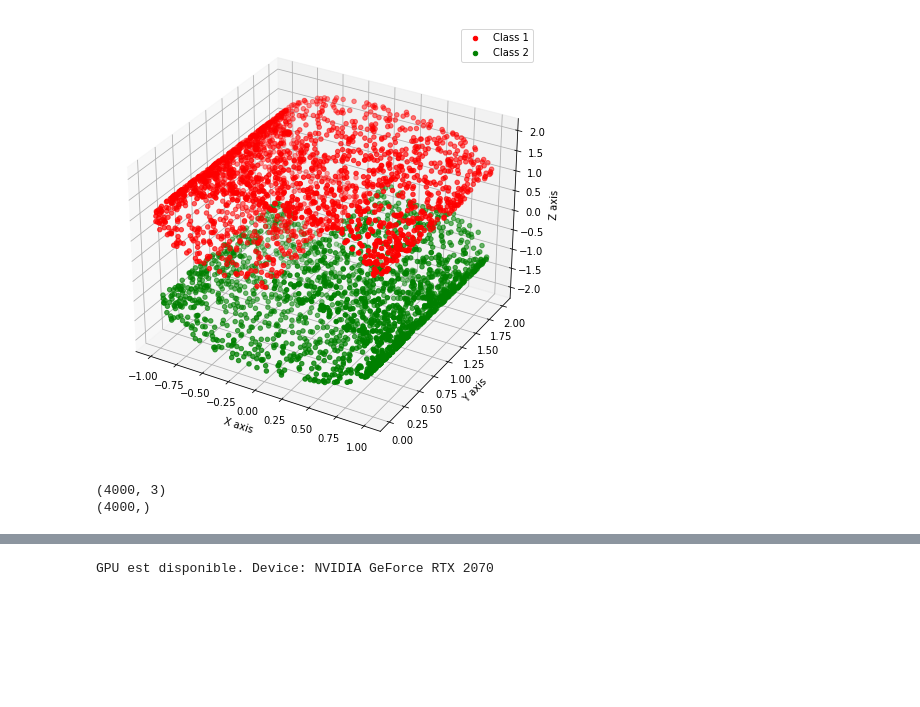
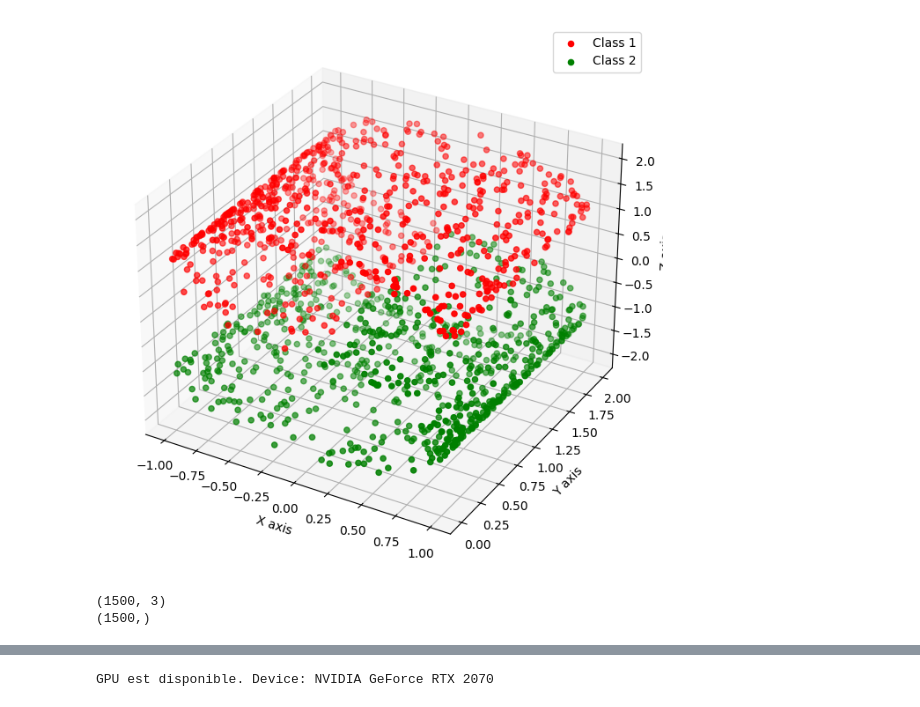
Before and after one commit to Clement-W/latent_space_oddity_MVA, a Jupyter notebook: experiments/simpler_dataset.ipynb, the cells around one changed output, grey strips where cells are left out. Drawn from its saved outputs; the diff is of its cells as text; code cells hidden in the pictures; blank space fills up the shorter version.

Commit message:
Add simpler_dataset

```diff
--- a/experiments/simpler_dataset.ipynb
+++ b/experiments/simpler_dataset.ipynb
@@ -137,38 +202,39 @@ print(y_data.shape)
 # %%
+# S curve dataset
 from sklearn import datasets, manifold
-n_samples = 4000
+n_samples = 1500
 S_points, _ = datasets.make_s_curve(n_samples, random_state=0)
 above_mask = S_points[:,2] < 0
 below_mask = S_points[:,2] >= 0
 class1 = S_points[below_mask]
 class2 = S_points[above_mask]
 
 # Plot the data
 fig = plt.figure(figsize=(8,8))
 ax = fig.add_subplot(111, projection='3d')
 ax.scatter(class1[:,0],class1[:,1],class1[:,2], color='r', label='Class 1')
 ax.scatter(class2[:,0],class2[:,1],class2[:,2], color='g', label='Class 2')
 # ax.scatter(x3, y3, z3, color='b', label='Class 3')
 
 ax.set_xlabel('X axis')
 ax.set_ylabel('Y axis')
 ax.set_zlabel('Z axis')
 ax.legend()
 
 # Show the plot
 plt.show()
 
 # Create a dataset
 X_data = np.vstack((class1,class2))
 y_data = np.array([1]*len(class1) + [2]*len(class2))
 
 # Return dataset and labels
 print(X_data.shape)
 print(y_data.shape)
 # %% [output]
-[figure, old version]
+[figure, new version]
-(4000, 3)
-(4000,)
+(1500, 3)
+(1500,)
 # %%
 np.random.seed(0)  # For reproducibility
 
```
Also changed, not shown: parts of 28 cells of this notebook.
